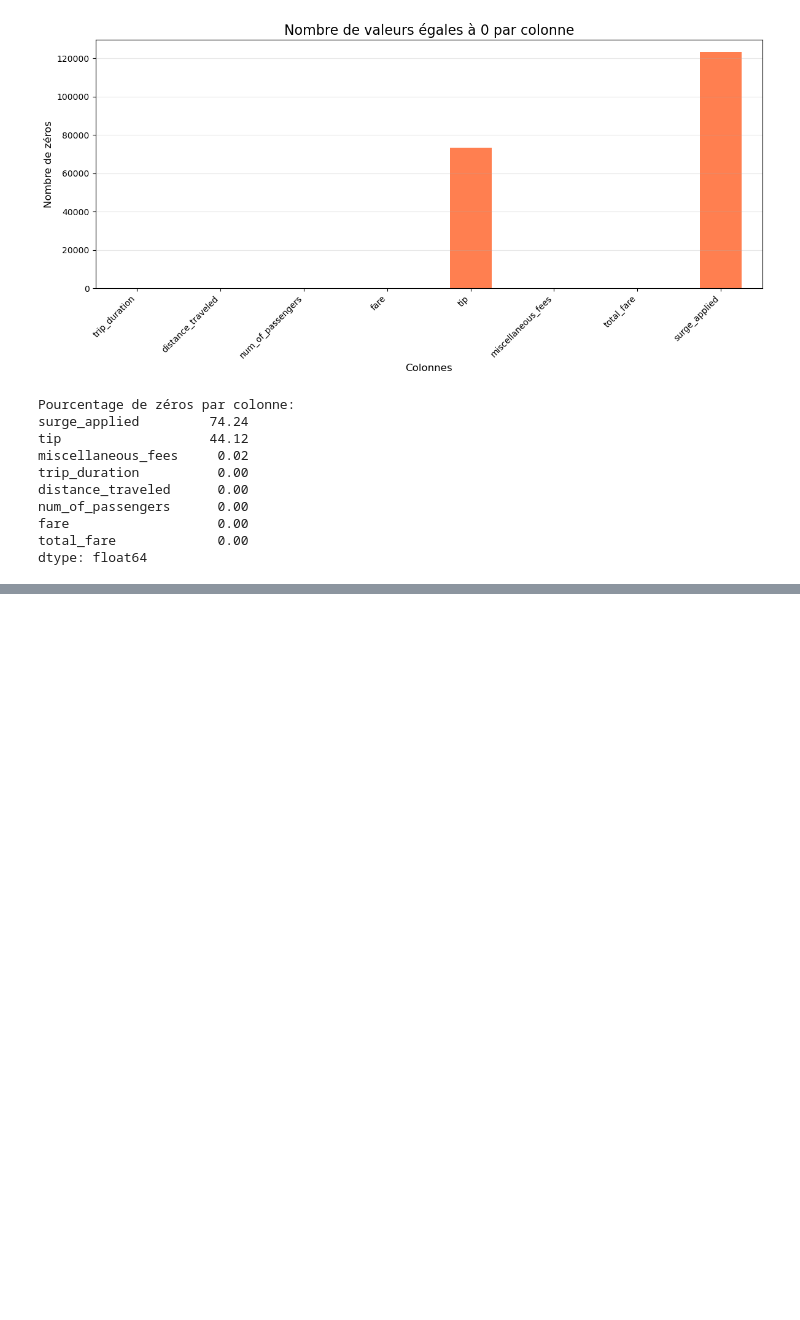
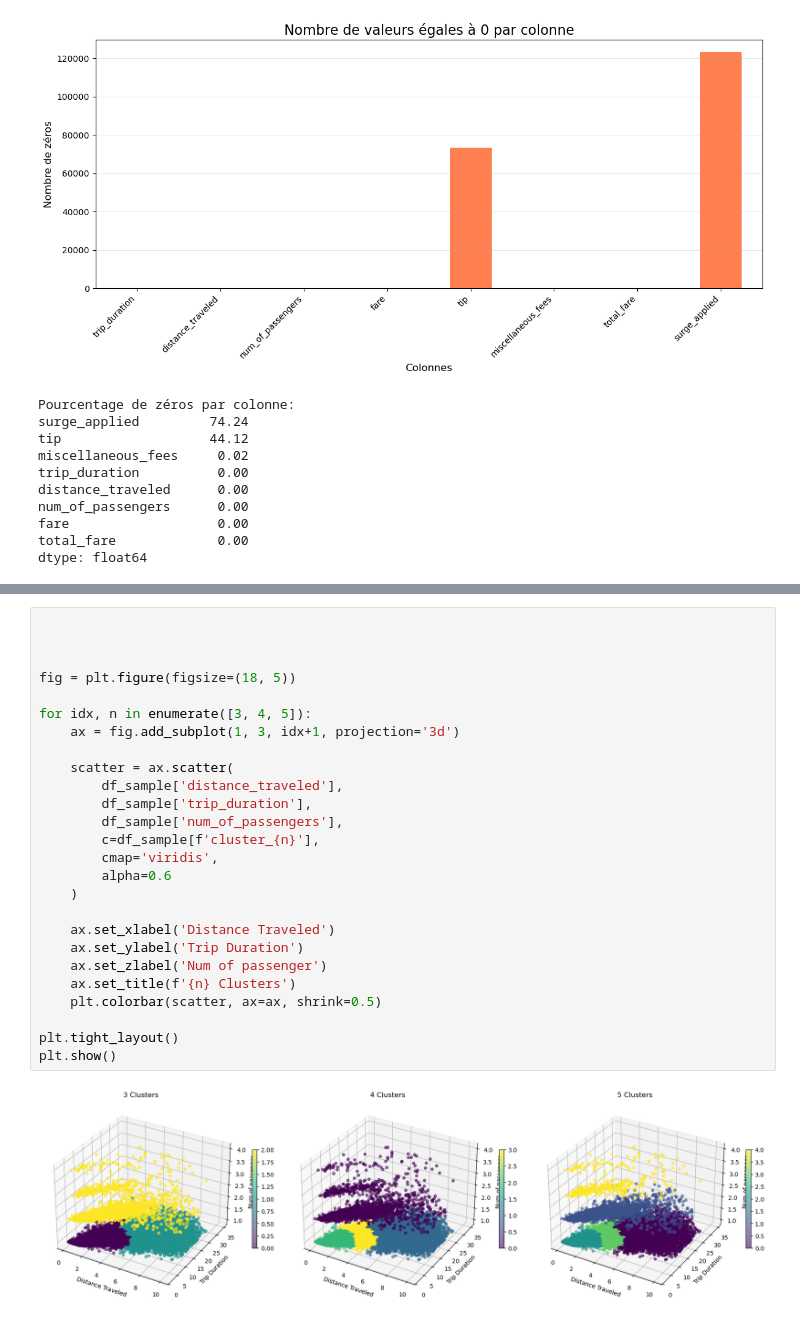
Before and after one commit to Hafaiedh-Habib/Machine-Learning-Project, a Jupyter notebook: Projet.ipynb, the cells around one changed output, grey strips where cells are left out. Cells and saved outputs as stored; diff of their text form; blank space fills up the shorter version.

Commit message:
Add hierarchical clustering analysis to notebook

```diff
--- a/Projet.ipynb
+++ b/Projet.ipynb
@@ -704,0 +715,28 @@ df_scaled.describe()
+# %%
+
+
+
+fig = plt.figure(figsize=(18, 5))
+
+for idx, n in enumerate([3, 4, 5]):
+    ax = fig.add_subplot(1, 3, idx+1, projection='3d')
+
+    scatter = ax.scatter(
+        df_sample['distance_traveled'],
+        df_sample['trip_duration'],
+        df_sample['num_of_passengers'],
+        c=df_sample[f'cluster_{n}'],
+        cmap='viridis',
+        alpha=0.6
+    )
+
+    ax.set_xlabel('Distance Traveled')
+    ax.set_ylabel('Trip Duration')
+    ax.set_zlabel('Num of passenger')
+    ax.set_title(f'{n} Clusters')
+    plt.colorbar(scatter, ax=ax, shrink=0.5)
+
+plt.tight_layout()
+plt.show()
+# %% [output]
+[figure, added]
```
Also changed, not shown: parts of 15 cells of this notebook.
